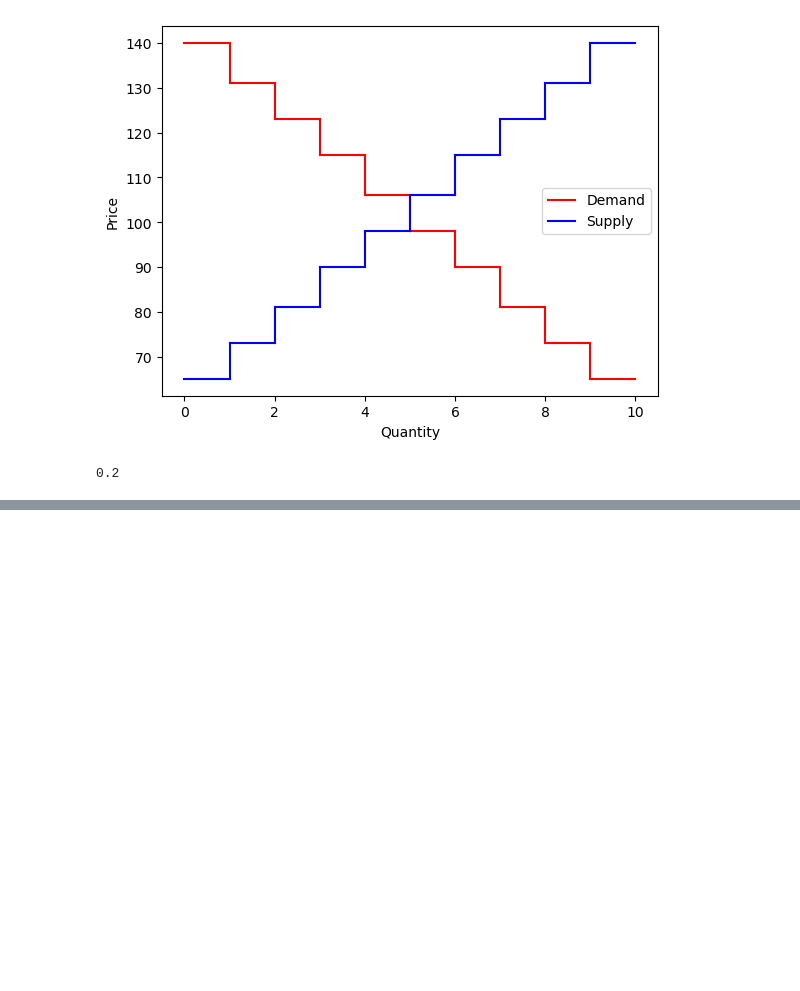
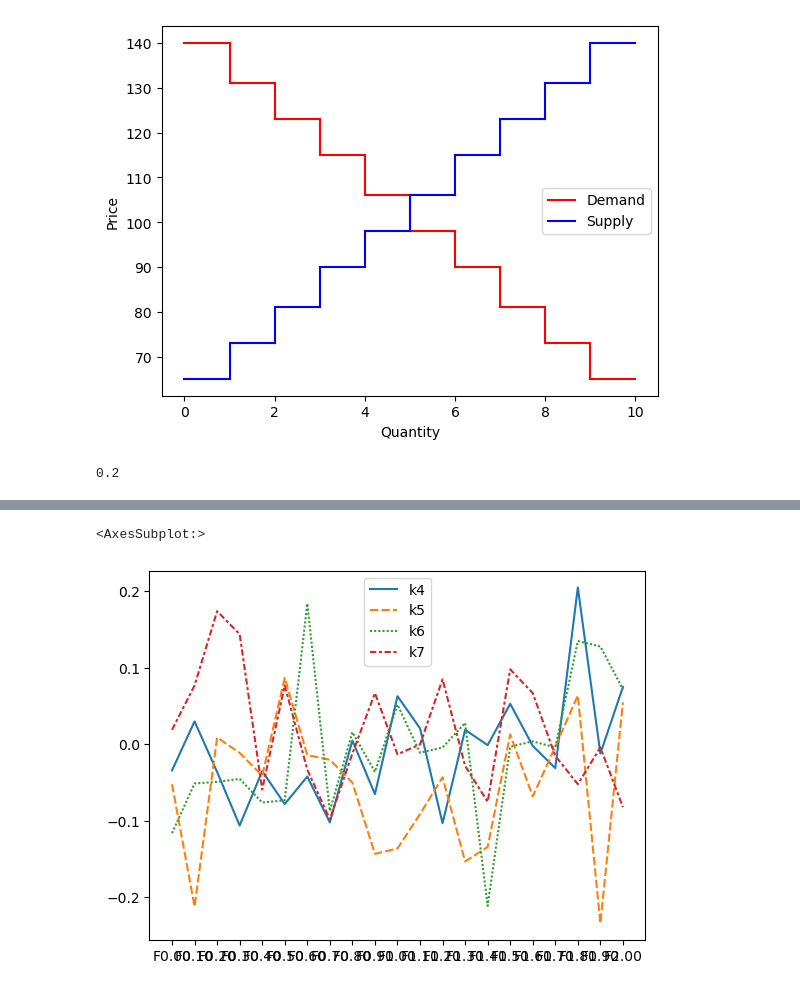
Before and after one commit to armandcismaru/BSE-Trading-PRDE, a Jupyter notebook: IEFT-experiments.ipynb, the cells around one changed output, grey strips where cells are left out. Saved outputs shown, nothing was run; the diff lists cells and outputs as text; code cells hidden in the pictures; blank space fills up the shorter version.

```diff
--- a/IEFT-experiments.ipynb
+++ b/IEFT-experiments.ipynb
@@ -323,0 +416,5 @@ print(df.std())
+# %%
+sns.lineplot(data=exp_df)
+# %% [output]
+<AxesSubplot:>
+[figure, added]
```
Also changed, not shown: parts of 15 cells of this notebook, 15 other files.
